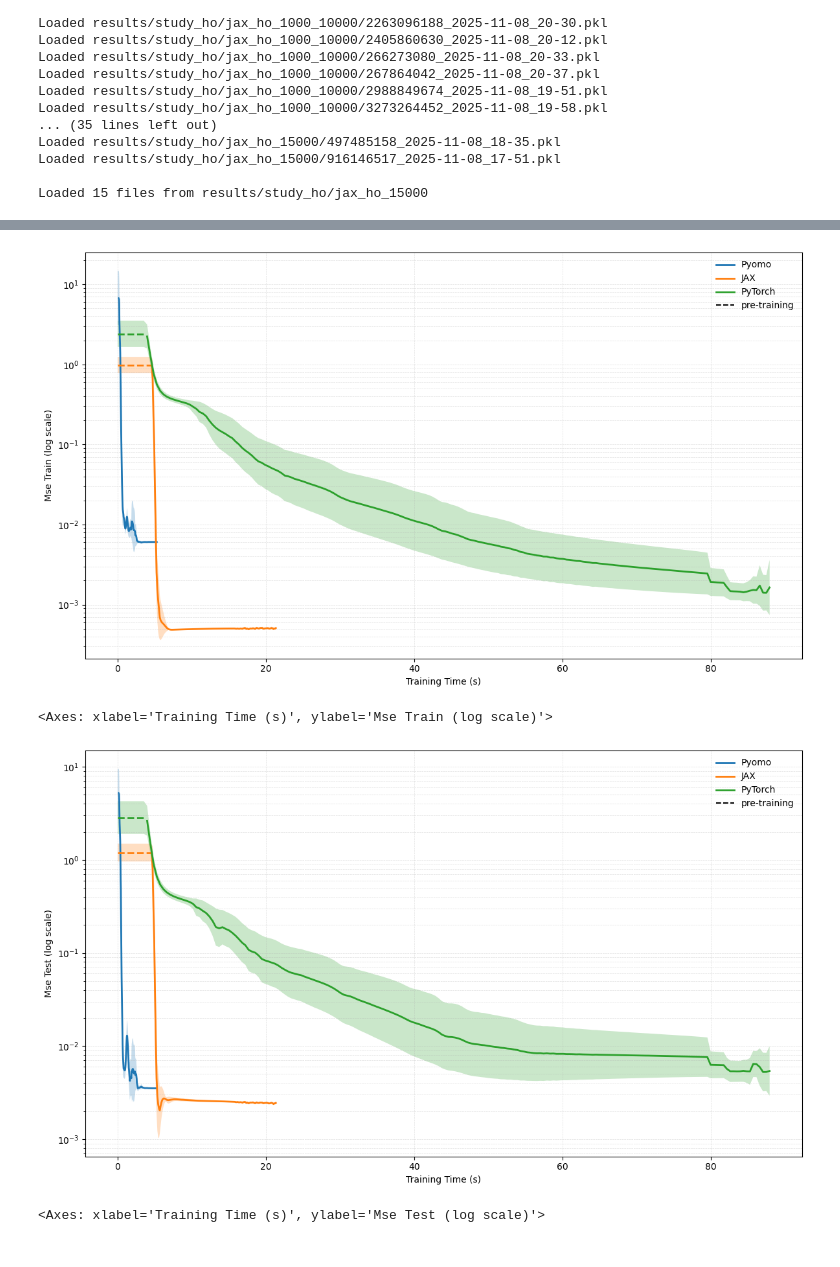
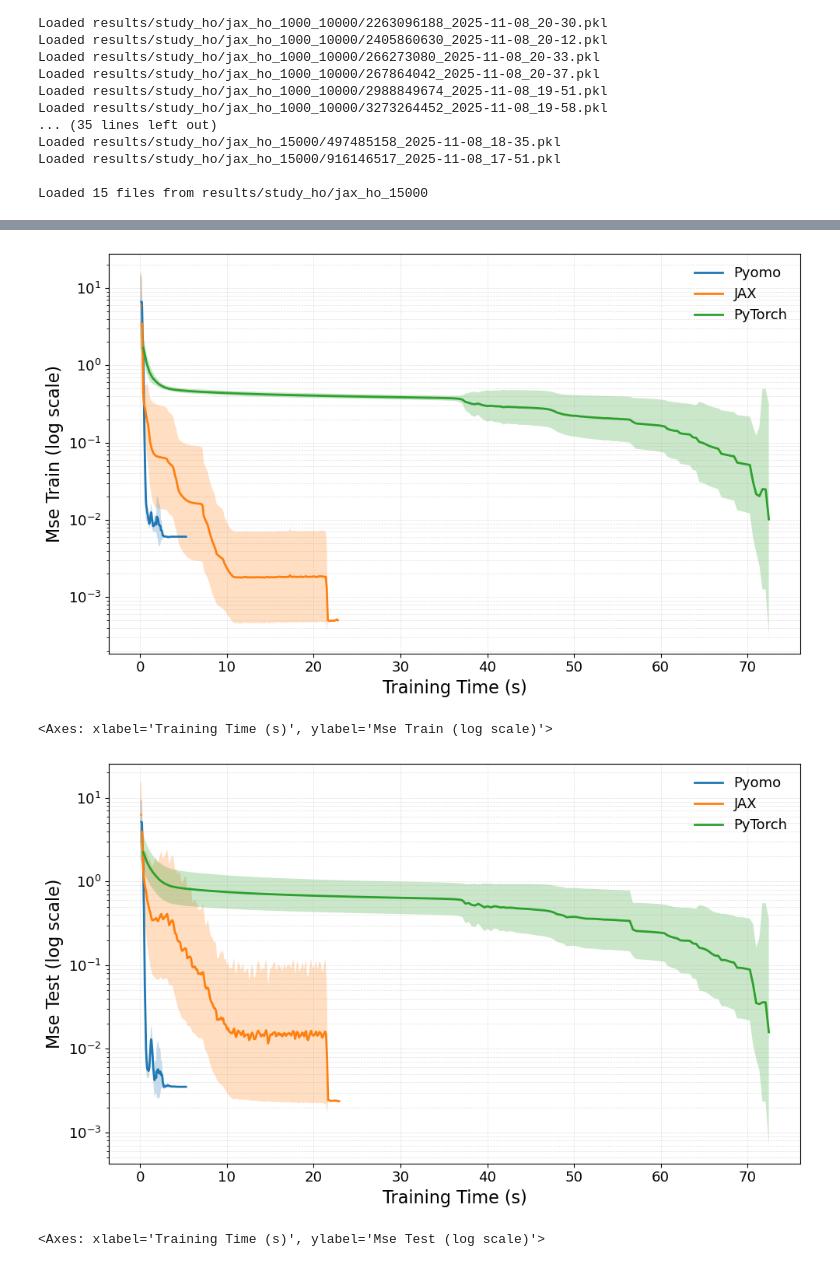
Before and after one commit to mariashapo/NODE, a Jupyter notebook: src/analysis/synthetic/training_conv_ho.ipynb, the cells around one changed output, grey strips where cells are left out. Drawn from its saved outputs; the diff is of its cells as text; code cells hidden in the pictures.

```diff
--- a/src/analysis/synthetic/training_conv_ho.ipynb
+++ b/src/analysis/synthetic/training_conv_ho.ipynb
@@ -157,40 +157,58 @@ plot_time_bands(
 <Axes: title={'center': 'Training MSE — Pyomo vs JAX vs PyTorch'}, xlabel='Training Time (s)', ylabel='Mse Train (log scale)'>
 # %%
+pyomo_results_df_32["pretrain"] = False
+
 comparison_dfs = {
     "Pyomo": pyomo_results_df_32,
     "JAX": jax_results_df_500,
     "PyTorch": pytoch_results_df_200,
 }
+
+comparison_dfs_no_pretrain = {
+    "Pyomo": pyomo_results_df_32,
+    "JAX": jax_results_df_no_pretrain,
+    "PyTorch": pytoch_results_df_no_pretrain,
+}
 max_q_maps = {
     "Pyomo": 1.0,
-    "JAX": 0.85,
+    "JAX": 0.65,
     "PyTorch": 0.85,
 }
 # %%
 plot_time_bands(
-    comparison_dfs,
+    comparison_dfs_no_pretrain,
     y_col="mse_train",  # or "mse_test"
     title="",
     logy=True,
     align_grid = False,
     tmax_quantile = max_q_maps,
     extrapolate=True,
-    cutoff_missing_frac = 1.0
+    cutoff_missing_frac = 1.0,
+    figsize=(10, 6),
+    label_fontsize=16,
+    tick_fontsize=13,
+    legend_fontsize=13,
+    title_fontsize=16,
 )
 # %% [output]
-[figure, old version]
+[figure, new version]
 <Axes: xlabel='Training Time (s)', ylabel='Mse Train (log scale)'>
 # %%
 plot_time_bands(
-    comparison_dfs,
+    comparison_dfs_no_pretrain,
     y_col="mse_test",  # or "mse_test"
     title="",
     logy=True,
     align_grid = False,
     tmax_quantile = max_q_maps,
     extrapolate=True,
-    cutoff_missing_frac = 1.0
+    cutoff_missing_frac = 1.0,
+    figsize=(10, 6),
+    label_fontsize=16,
+    tick_fontsize=13,
+    legend_fontsize=13,
+    title_fontsize=16,
 )
 # %% [output]
-[figure, old version]
+[figure, new version]
 <Axes: xlabel='Training Time (s)', ylabel='Mse Test (log scale)'>
```
Also changed, not shown: parts of 4 cells of this notebook, 7 other files.
